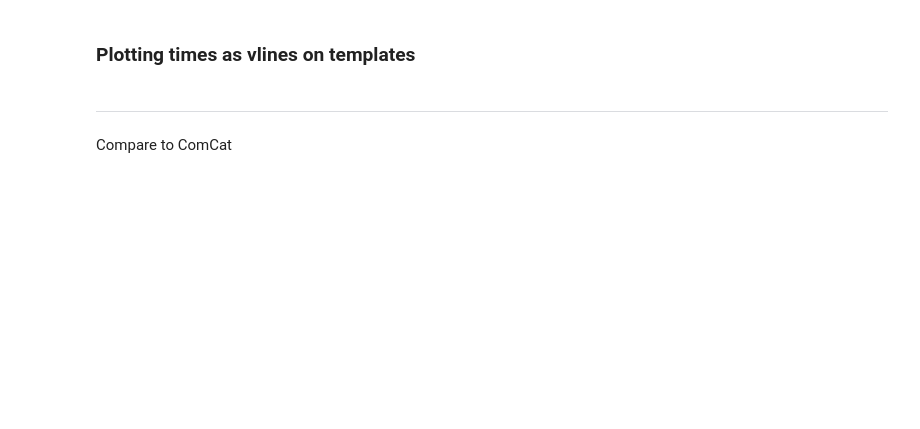
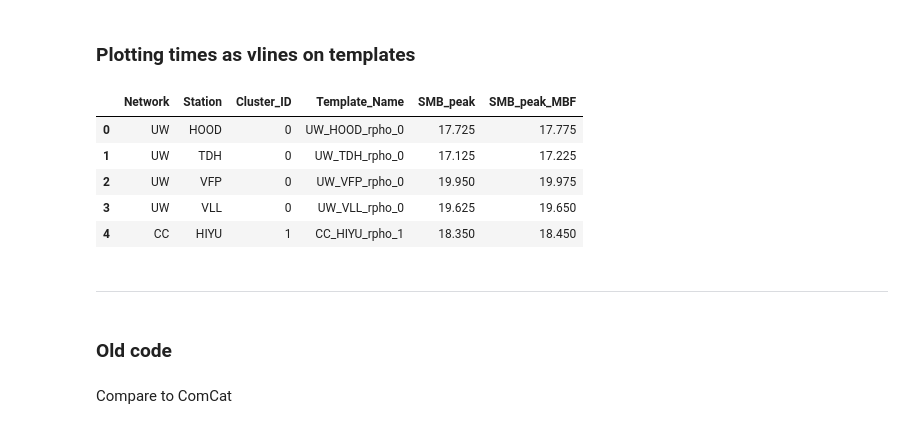
Before and after one commit to Denolle-Lab/expand_redpy, a Jupyter notebook: notebooks/updated_template_locations.ipynb, the cells around one changed output. Drawn from its saved outputs; the diff is of its cells as text; code cells hidden in the pictures; blank space fills up the shorter version.

Commit message:
functioning location updates

```diff
--- a/notebooks/updated_template_locations.ipynb
+++ b/notebooks/updated_template_locations.ipynb
@@ -188,5 +192,5 @@ v = volc_md[volc_md['Volcano_Name'] == volc_list_names[vv]]['netsta'].values.tol
 clid = np.unique([getcl_id(i) for i in all_temps]) #list of cluster ids
 cllen = len(str(max(clid))) #length of the largest cluster ID, used for zfill
 zz = chan[-2:].lower() #the last two letters of channel names (essentially the letters in chan)
-csv_name = f'{homedir}locations/{volc_list_names[vv]}_ELEP_normalized_picktimes.csv' #name of the csv for picktimes at this volcano
+csv_name = f'{homedir}locations/{volc_list_names[vv]}_ELEP_normalized_picktimes_TESTING_REWORK.csv' #name of the csv for picktimes at this volcano
 # %%
@@ -276,6 +303,15 @@ plt.plot(t_trace.data[:6000])
 ### Plotting times as vlines on templates
 # %%
 #pull in csv with picktimes
+picktimes_df = pd.read_csv(csv_name)
+picktimes_df.head()
+# %% [output]
+|  | Network | Station | Cluster_ID | Template_Name | SMB_peak | SMB_peak_MBF |
+| 0 | UW | HOOD | 0 | UW_HOOD_rpho_0 | 17.725 | 17.775 |
+| 1 | UW | TDH | 0 | UW_TDH_rpho_0 | 17.125 | 17.225 |
+| 2 | UW | VFP | 0 | UW_VFP_rpho_0 | 19.950 | 19.975 |
+| 3 | UW | VLL | 0 | UW_VLL_rpho_0 | 19.625 | 19.650 |
+| 4 | CC | HIYU | 1 | CC_HIYU_rpho_1 | 18.350 | 18.450 |
 # %%
 #loop to plot each template, and each picktime as a vline
 #one plot per redpy cluster
@@ -282,5 +377,7 @@ plt.plot(t_trace.data[:6000])
 # %% [markdown]
 ---
+# %% [markdown]
+### Old code
 # %%
 array0 = np.array([0,0,0,3,4,5,6])
 array1 = np.zeros(6)
```
Also changed, not shown: parts of 8 cells of this notebook, 1 other file.
